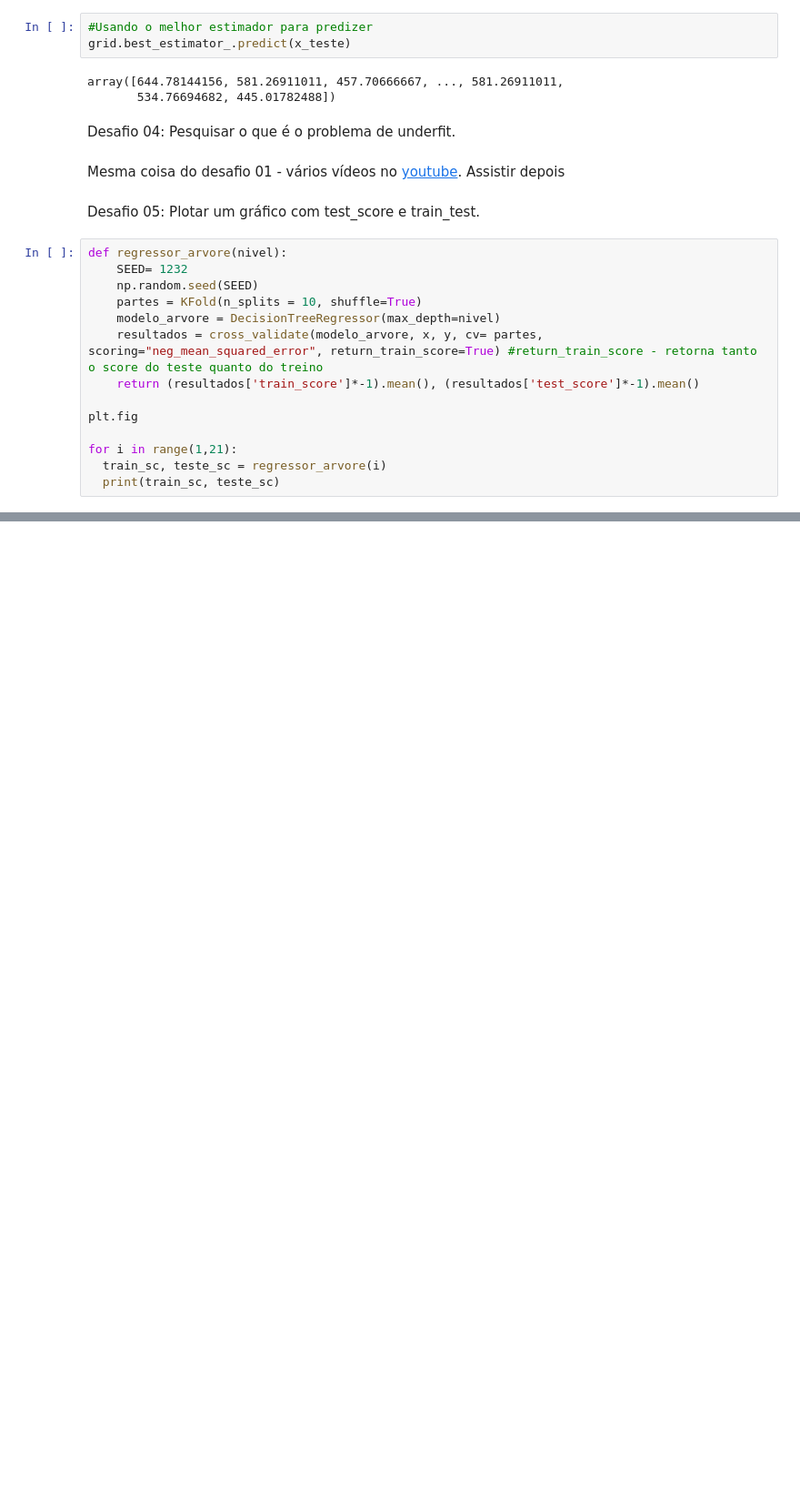
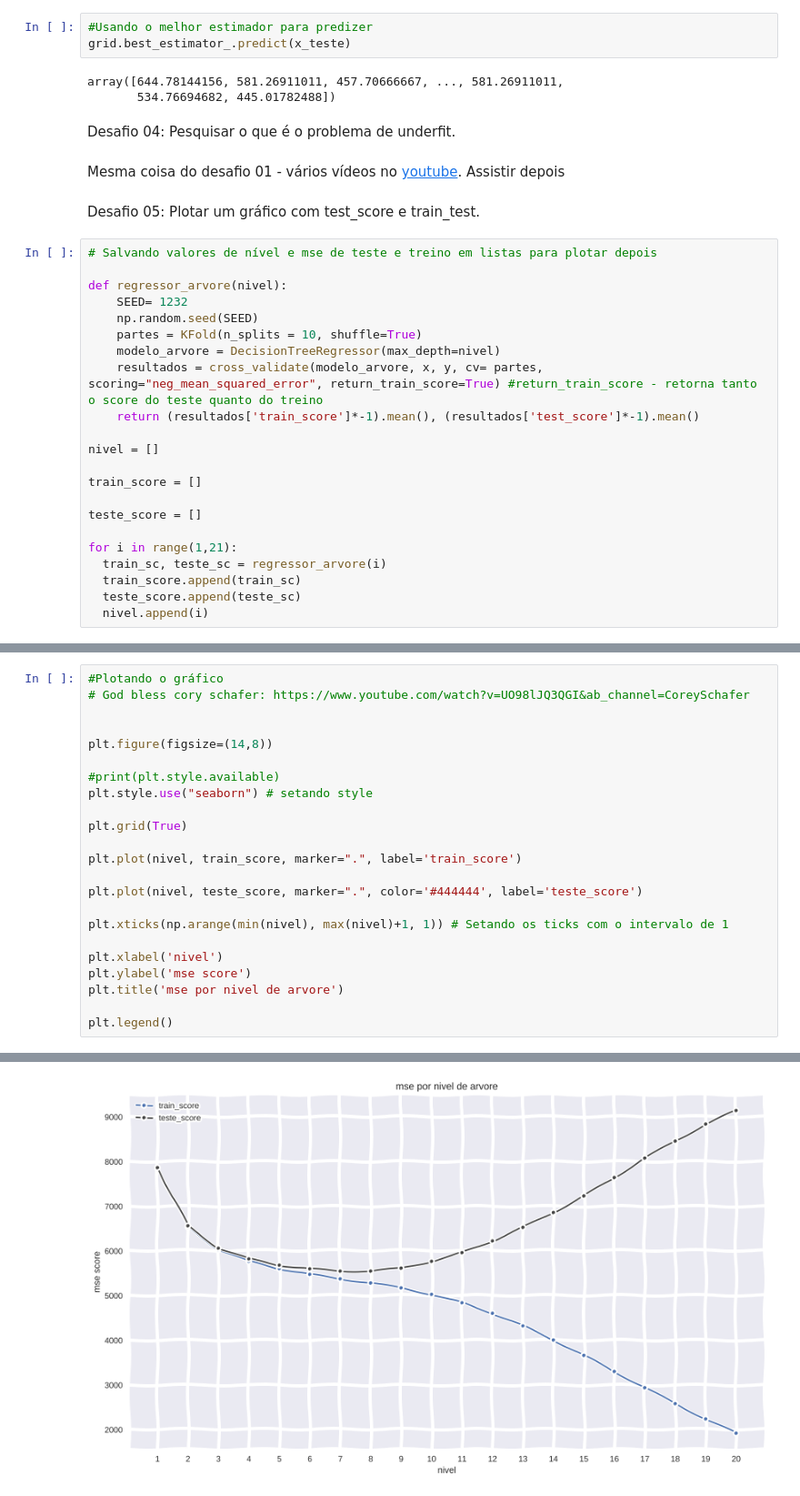
Before and after one commit to gavieira/imersao-dados-2-2020, a Jupyter notebook: Aula05.ipynb, the cells around one changed output, grey strips where cells are left out. Shown: that part at 91% size. Cells and saved outputs as stored; diff of their text form; blank space fills up the shorter version.

```diff
--- a/Aula05.ipynb
+++ b/Aula05.ipynb
@@ -353,6 +353,8 @@ Mesma coisa do desafio 01 - vários vídeos no [youtube](https://www.youtube.com
 # %% [markdown]
 Desafio 05: Plotar um gráfico com test_score e train_test.
 # %%
+# Salvando valores de nível e mse de teste e treino em listas para plotar depois
+
 def regressor_arvore(nivel):
     SEED= 1232
     np.random.seed(SEED)
@@ -361,8 +363,14 @@ def regressor_arvore(nivel):
     resultados = cross_validate(modelo_arvore, x, y, cv= partes, scoring="neg_mean_squared_error", return_train_score=True) #return_train_score - retorna tanto o score do teste quanto do treino
     return (resultados['train_score']*-1).mean(), (resultados['test_score']*-1).mean()
 
-plt.fig
+nivel = []
+
+train_score = []
+
+teste_score = []
 
 for i in range(1,21):
   train_sc, teste_sc = regressor_arvore(i)
-  print(train_sc, teste_sc)
+  train_score.append(train_sc)
+  teste_score.append(teste_sc)
+  nivel.append(i)
@@ -373,0 +377,24 @@ KeyboardInterrupt: ignored
+# %%
+#Plotando o gráfico
+# God bless cory schafer: https://www.youtube.com/watch?v=UO98lJQ3QGI&ab_channel=CoreySchafer
+
+
+plt.figure(figsize=(14,8))
+
+#print(plt.style.available)
+plt.style.use("seaborn") # setando style
+
+plt.grid(True)
+
+plt.plot(nivel, train_score, marker=".", label='train_score')
+
+plt.plot(nivel, teste_score, marker=".", color='#444444', label='teste_score')
+
+plt.xticks(np.arange(min(nivel), max(nivel)+1, 1)) # Setando os ticks com o intervalo de 1
+
+plt.xlabel('nivel')
+plt.ylabel('mse score')
+plt.title('mse por nivel de arvore')
+
+plt.legend()
+# %% [output]
@@ -373,0 +402 @@ KeyboardInterrupt: ignored
+[figure, added]
```
Also changed, not shown: parts of 2 cells of this notebook.
